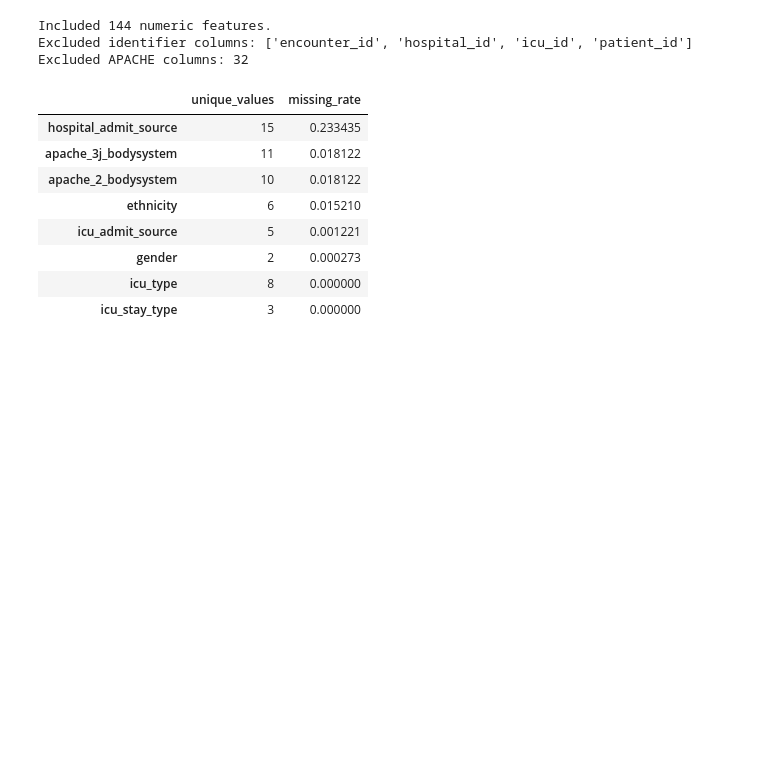
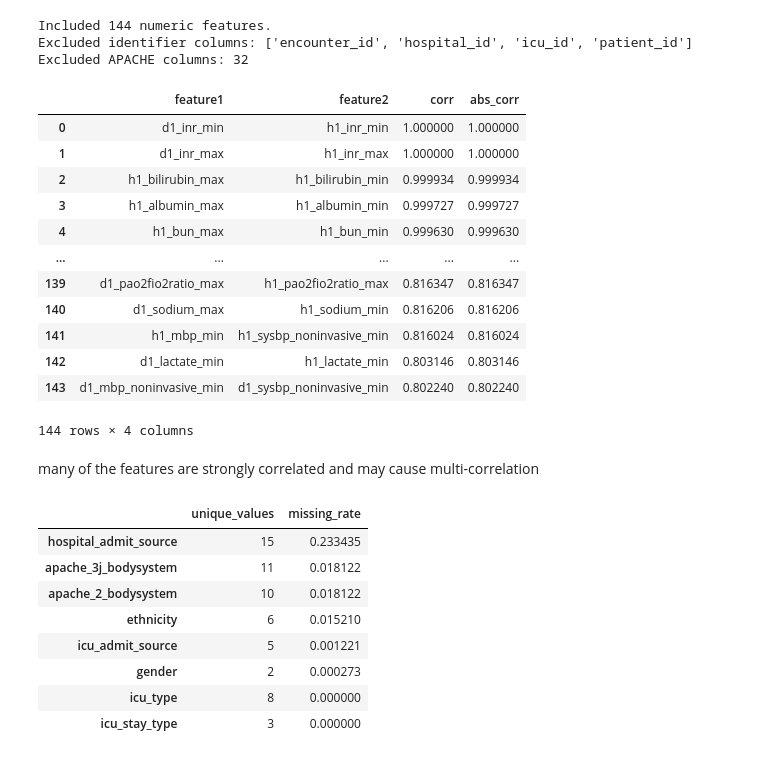
Before and after one commit to SwaneGhost/MedicalRiskModel, a Jupyter notebook: notebooks/01_wids_download_and_eda.ipynb, the cells around one changed output. Drawn from its saved outputs; the diff is of its cells as text; code cells hidden in the pictures; blank space fills up the shorter version.

```diff
--- a/notebooks/01_wids_download_and_eda.ipynb
+++ b/notebooks/01_wids_download_and_eda.ipynb
@@ -234,6 +275,36 @@ print("Excluded APACHE columns:", sum("apache" in col.lower() for col in df.colu
 Included 144 numeric features.
 Excluded identifier columns: ['encounter_id', 'hospital_id', 'icu_id', 'patient_id']
 Excluded APACHE columns: 32
+# %%
+# Print feature pairs with absolute correlation above a threshold (uses `corr` from the heatmap cell)
+threshold = 0.8
+mask = np.triu(np.ones(corr.shape, dtype=bool), k=1)
+pairs = corr.where(mask).stack().reset_index()
+pairs.columns = ['feature1', 'feature2', 'corr']
+pairs['abs_corr'] = pairs['corr'].abs()
+strong = pairs[pairs['abs_corr'] >= threshold].sort_values('abs_corr', ascending=False).reset_index(drop=True)
+if strong.empty:
+    print(f'No feature pairs with |corr| >= {threshold}')
+else:
+    display(strong)
+
+# Optionally show top-N pairs: display(strong.head(50))
+# %% [output]
+|  | feature1 | feature2 | corr | abs_corr |
+| 0 | d1_inr_min | h1_inr_min | 1.000000 | 1.000000 |
+| 1 | d1_inr_max | h1_inr_max | 1.000000 | 1.000000 |
+| 2 | h1_bilirubin_max | h1_bilirubin_min | 0.999934 | 0.999934 |
+| 3 | h1_albumin_max | h1_albumin_min | 0.999727 | 0.999727 |
+| 4 | h1_bun_max | h1_bun_min | 0.999630 | 0.999630 |
+| ... | ... | ... | ... | ... |
+| 139 | d1_pao2fio2ratio_max | h1_pao2fio2ratio_max | 0.816347 | 0.816347 |
+| 140 | d1_sodium_max | h1_sodium_min | 0.816206 | 0.816206 |
+| 141 | h1_mbp_min | h1_sysbp_noninvasive_min | 0.816024 | 0.816024 |
+| 142 | d1_lactate_min | h1_lactate_min | 0.803146 | 0.803146 |
+| 143 | d1_mbp_noninvasive_min | d1_sysbp_noninvasive_min | 0.802240 | 0.802240 |
+144 rows × 4 columns
+# %% [markdown]
+many of the features are strongly correlated and may cause multi-correlation
 # %%
 categorical_cols = df.select_dtypes(exclude="number").columns
 pd.DataFrame({
```
Also changed, not shown: parts of 14 cells of this notebook, 1 other file.
